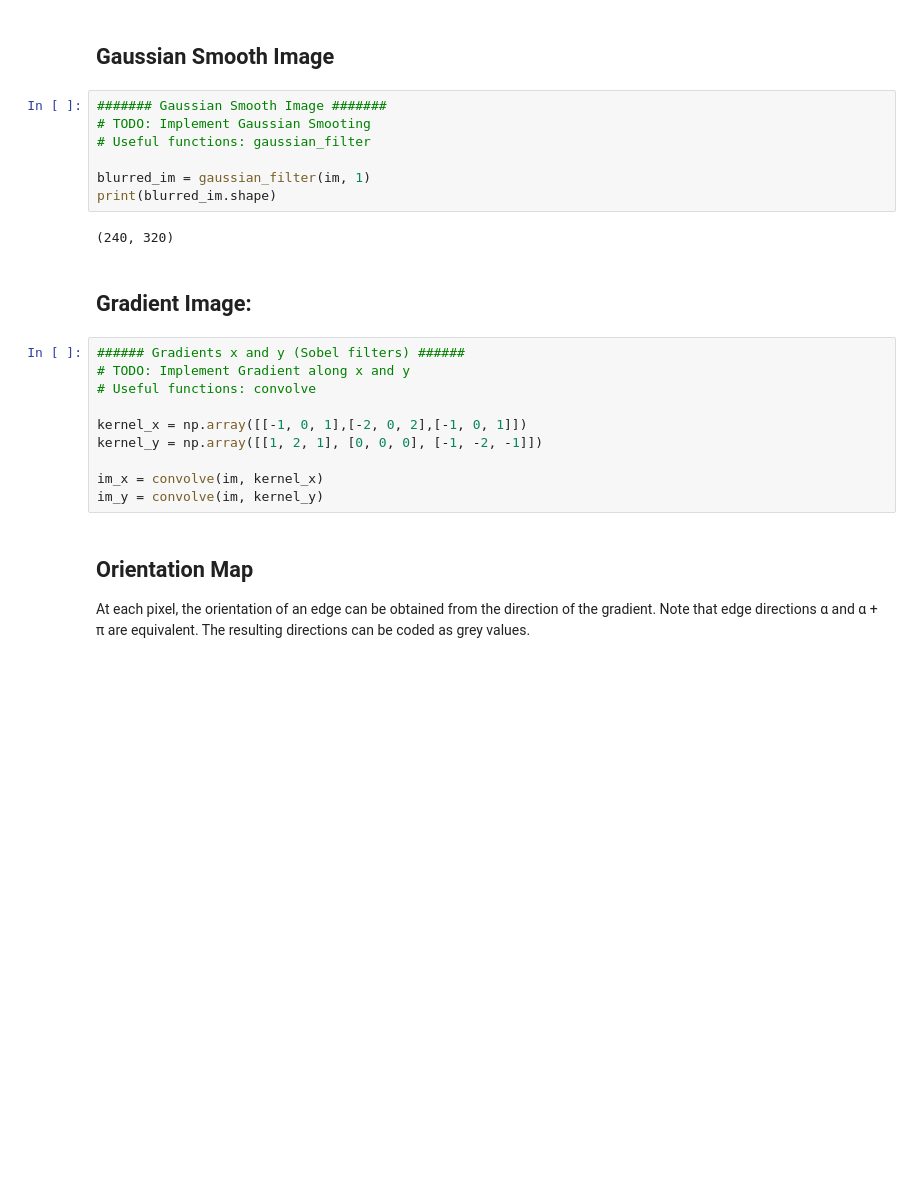
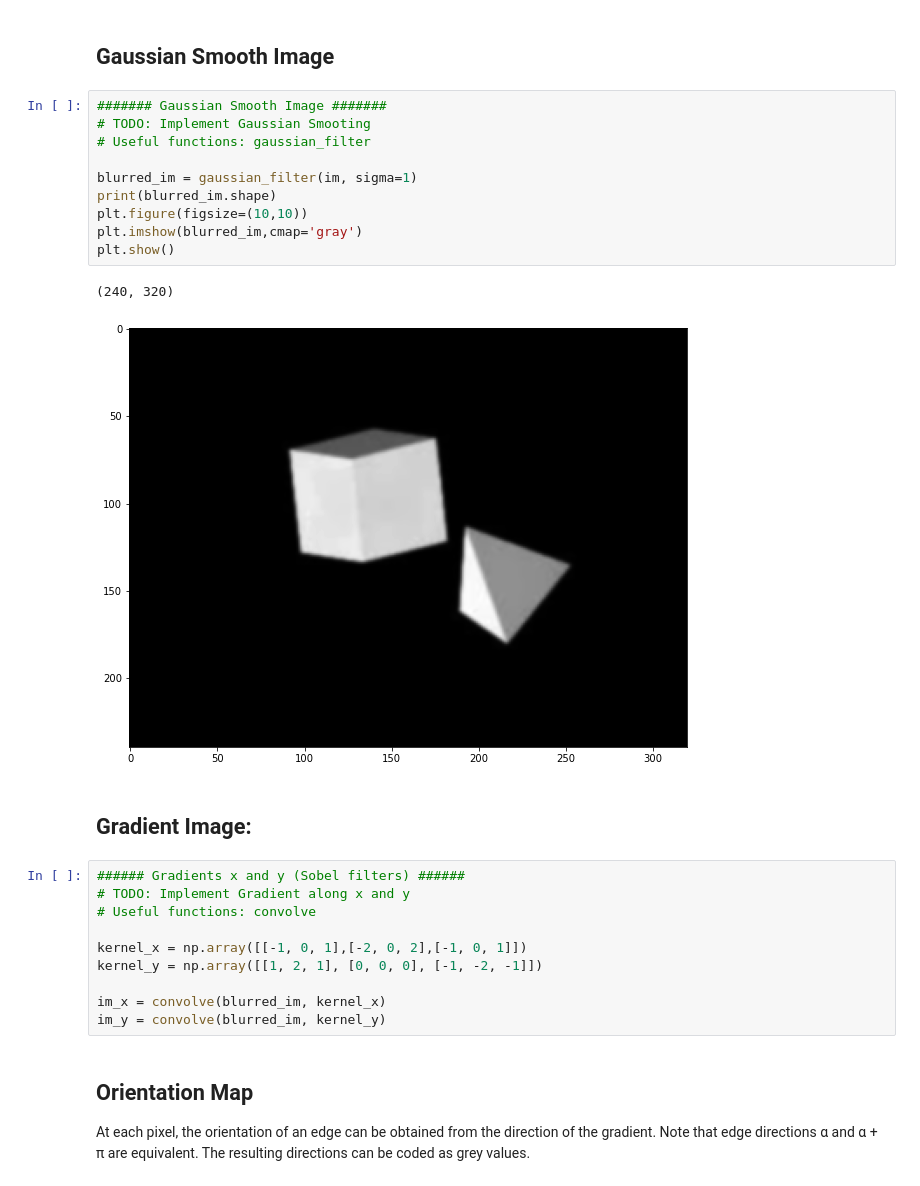
Before and after one commit to kev-in-ta/227-0447-00-ImageAnalysisComputerVision, a Jupyter notebook: Exercise 1/1_canny.ipynb, the cells around one changed output. Cells and saved outputs as stored; diff of their text form; blank space fills up the shorter version.

```diff
--- a/Exercise 1/1_canny.ipynb
+++ b/Exercise 1/1_canny.ipynb
@@ -25,12 +25,16 @@ plt.show()
 # %%
 ####### Gaussian Smooth Image #######
 # TODO: Implement Gaussian Smooting
 # Useful functions: gaussian_filter
 
-blurred_im = gaussian_filter(im, 1)
+blurred_im = gaussian_filter(im, sigma=1)
 print(blurred_im.shape)
+plt.figure(figsize=(10,10))
+plt.imshow(blurred_im,cmap='gray')
+plt.show()
 # %% [output]
 (240, 320)
+[figure, added]
 # %% [markdown]
 ## Gradient Image:
 # %%
@@ -41,8 +45,8 @@ print(blurred_im.shape)
 kernel_x = np.array([[-1, 0, 1],[-2, 0, 2],[-1, 0, 1]])
 kernel_y = np.array([[1, 2, 1], [0, 0, 0], [-1, -2, -1]])
 
-im_x = convolve(im, kernel_x)
-im_y = convolve(im, kernel_y)
+im_x = convolve(blurred_im, kernel_x)
+im_y = convolve(blurred_im, kernel_y)
 # %% [markdown]
 ## Orientation Map
 At each pixel, the orientation of an edge can be obtained from the direction of the gradient.
```
Also changed, not shown: parts of 7 cells of this notebook, 4 other files.
